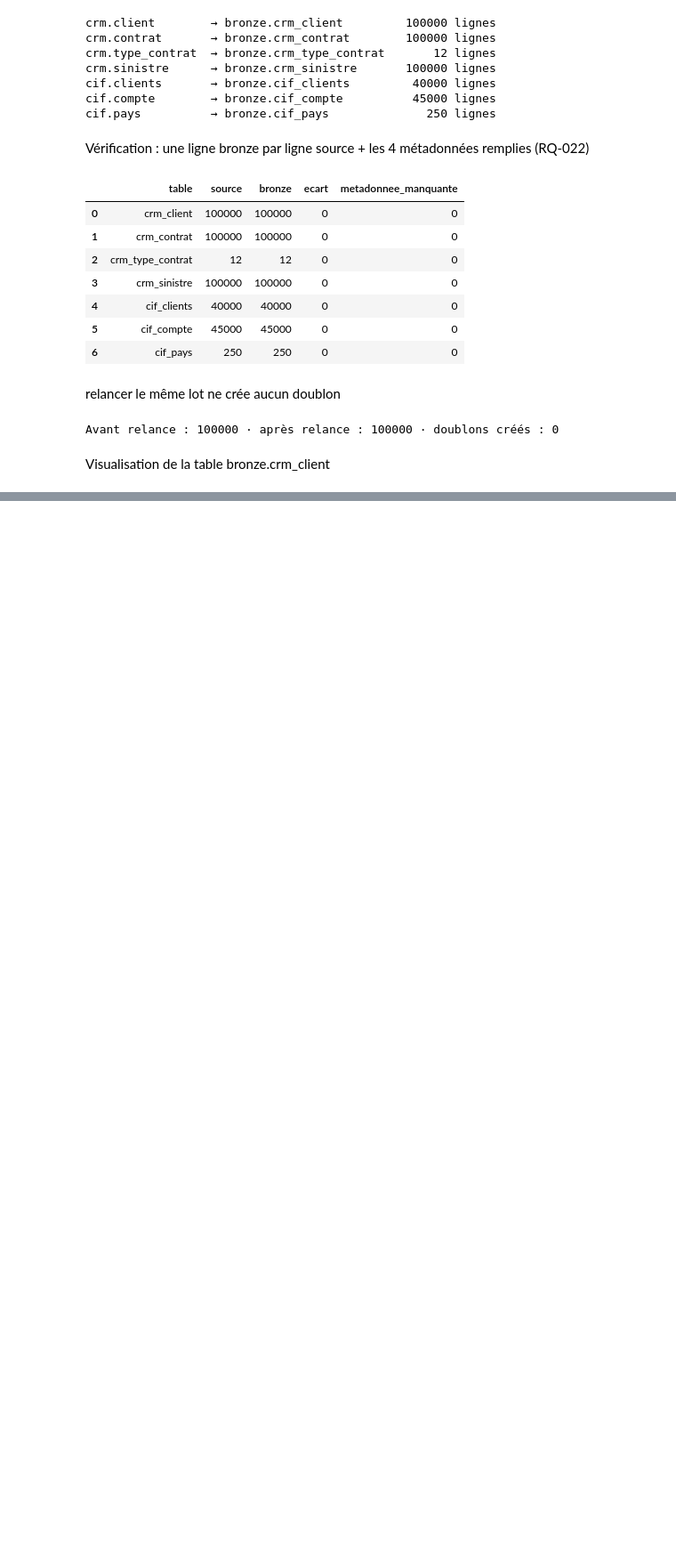
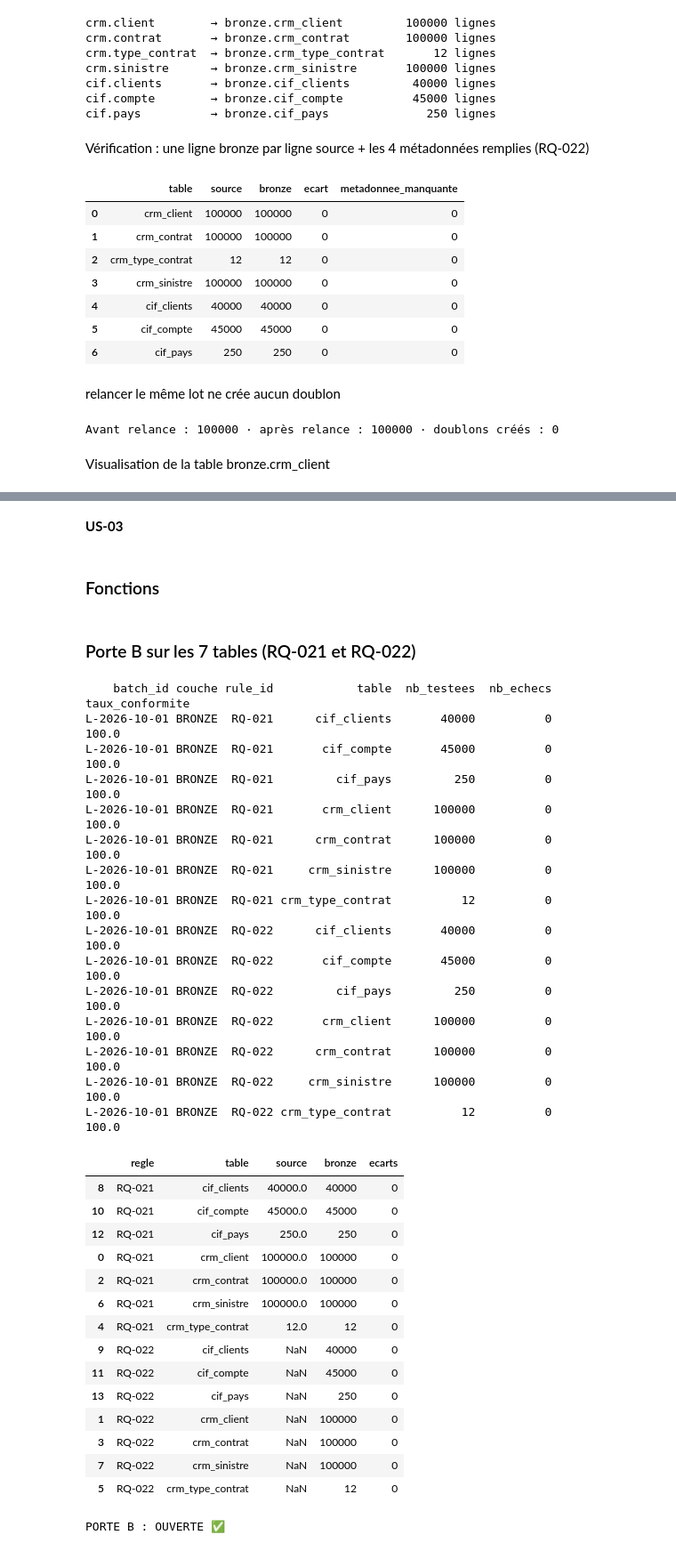
Before and after one commit to Samii05/td-qualite-g01, a Jupyter notebook: notebooks/S1_01.ipynb, the cells around one changed output, grey strips where cells are left out. Shown at 89% size. Cells and saved outputs as stored; diff of their text form; code cells hidden in the pictures; blank space fills up the shorter version.

```diff
--- a/notebooks/S1_01.ipynb
+++ b/notebooks/S1_01.ipynb
@@ -301,0 +302,4 @@ lire("SELECT client_id, nom, cp, pays, _batch_id, _source_system, _ingested_at,
+# %% [markdown]
+**US-03**
+# %% [markdown]
+### Fonctions
@@ -301,0 +356,54 @@ lire("SELECT client_id, nom, cp, pays, _batch_id, _source_system, _ingested_at,
+# %% [markdown]
+### Porte B sur les 7 tables (RQ-021 et RQ-022)
+# %%
+porte_b, bilan = [], []
+for base, table, cible in SOURCES:
+    # RQ-021 : comptage + somme de contrôle
+    n_src, n_brz, ecarts = ecart_rq021(base, table, cible)
+    porte_b.append(mesurer("BRONZE", "RQ-021", cible, n_src, ecarts))
+    bilan.append({"regle": "RQ-021", "table": cible, "source": n_src, "bronze": n_brz, "ecarts": ecarts})
+
+    # RQ-022 : chaque ligne porte lot, source, horodatage et empreinte
+    meta = lire(f"""SELECT COUNT(*) AS n,
+                           COALESCE(SUM(_batch_id IS NULL OR _batch_id = '' OR _source_system IS NULL OR _source_system = ''
+                                        OR _ingested_at IS NULL OR _row_hash IS NULL OR _row_hash = ''), 0) AS ko
+                    FROM bronze.{cible} WHERE _batch_id = '{BATCH}'""")
+    porte_b.append(mesurer("BRONZE", "RQ-022", cible, int(meta.n[0]), int(meta.ko[0])))
+    bilan.append({"regle": "RQ-022", "table": cible, "source": None, "bronze": int(meta.n[0]), "ecarts": int(meta.ko[0])})
+
+print(pd.DataFrame(porte_b).sort_values(["rule_id", "table"]).to_string(index=False))  # aucun écart attendu
+bilan = pd.DataFrame(bilan).sort_values(["regle", "table"])
+display(bilan)
+print("PORTE B :", "OUVERTE ✅" if (bilan.ecarts == 0).all() else "FERMÉE ❌")
+# %% [output]
+    batch_id couche rule_id            table  nb_testees  nb_echecs  taux_conformite
+L-2026-10-01 BRONZE  RQ-021      cif_clients       40000          0            100.0
+L-2026-10-01 BRONZE  RQ-021       cif_compte       45000          0            100.0
+L-2026-10-01 BRONZE  RQ-021         cif_pays         250          0            100.0
+L-2026-10-01 BRONZE  RQ-021       crm_client      100000          0            100.0
+L-2026-10-01 BRONZE  RQ-021      crm_contrat      100000          0            100.0
+L-2026-10-01 BRONZE  RQ-021     crm_sinistre      100000          0            100.0
+L-2026-10-01 BRONZE  RQ-021 crm_type_contrat          12          0            100.0
+L-2026-10-01 BRONZE  RQ-022      cif_clients       40000          0            100.0
+L-2026-10-01 BRONZE  RQ-022       cif_compte       45000          0            100.0
+L-2026-10-01 BRONZE  RQ-022         cif_pays         250          0            100.0
+L-2026-10-01 BRONZE  RQ-022       crm_client      100000          0            100.0
+L-2026-10-01 BRONZE  RQ-022      crm_contrat      100000          0            100.0
+L-2026-10-01 BRONZE  RQ-022     crm_sinistre      100000          0            100.0
+L-2026-10-01 BRONZE  RQ-022 crm_type_contrat          12          0            100.0
+|  | regle | table | source | bronze | ecarts |
+| 8 | RQ-021 | cif_clients | 40000.0 | 40000 | 0 |
+| 10 | RQ-021 | cif_compte | 45000.0 | 45000 | 0 |
+| 12 | RQ-021 | cif_pays | 250.0 | 250 | 0 |
+| 0 | RQ-021 | crm_client | 100000.0 | 100000 | 0 |
+| 2 | RQ-021 | crm_contrat | 100000.0 | 100000 | 0 |
+| 6 | RQ-021 | crm_sinistre | 100000.0 | 100000 | 0 |
+| 4 | RQ-021 | crm_type_contrat | 12.0 | 12 | 0 |
+| 9 | RQ-022 | cif_clients | NaN | 40000 | 0 |
+| 11 | RQ-022 | cif_compte | NaN | 45000 | 0 |
+| 13 | RQ-022 | cif_pays | NaN | 250 | 0 |
+| 1 | RQ-022 | crm_client | NaN | 100000 | 0 |
+| 3 | RQ-022 | crm_contrat | NaN | 100000 | 0 |
+| 7 | RQ-022 | crm_sinistre | NaN | 100000 | 0 |
+| 5 | RQ-022 | crm_type_contrat | NaN | 12 | 0 |
+PORTE B : OUVERTE ✅
```
Also changed, not shown: parts of 11 cells of this notebook, 1 other file.
